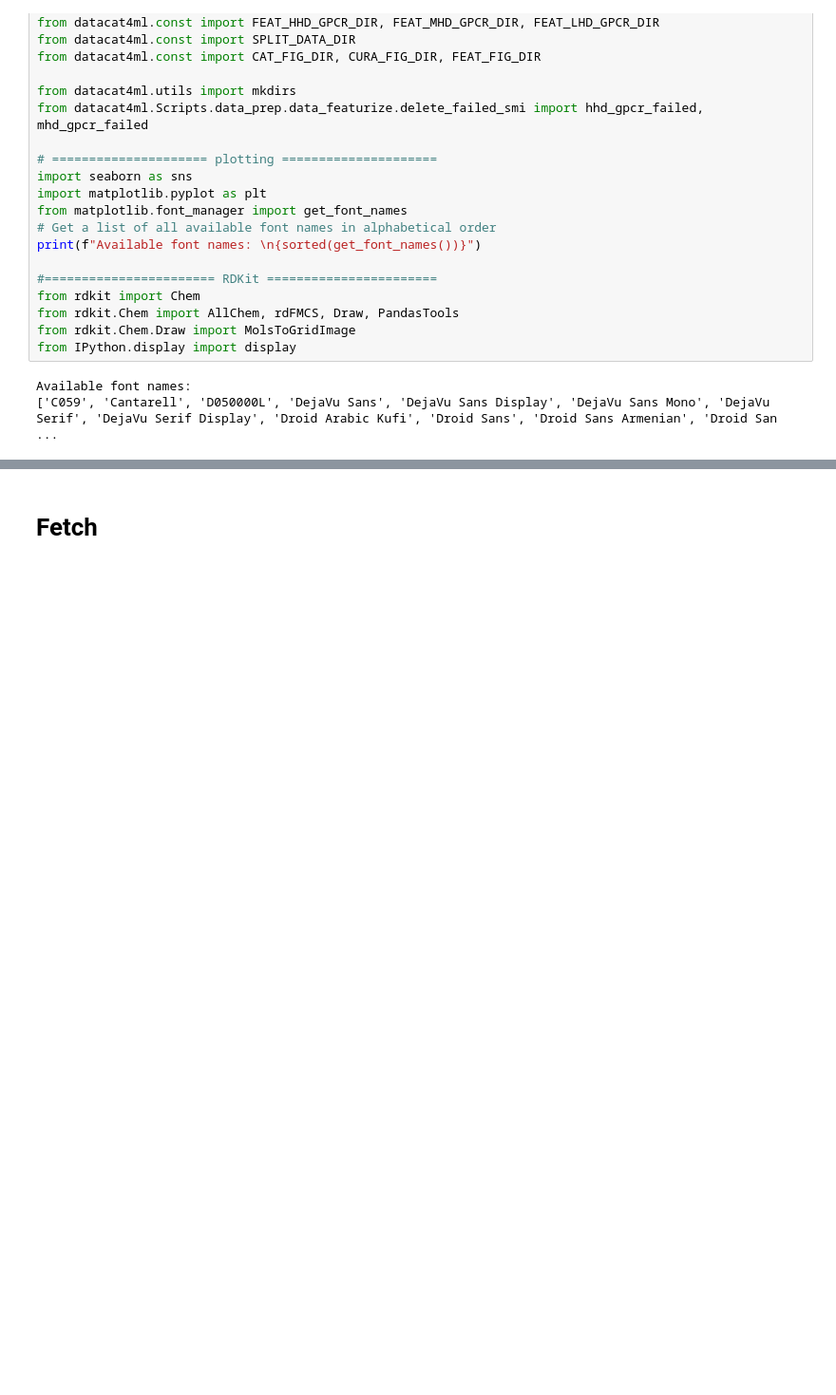
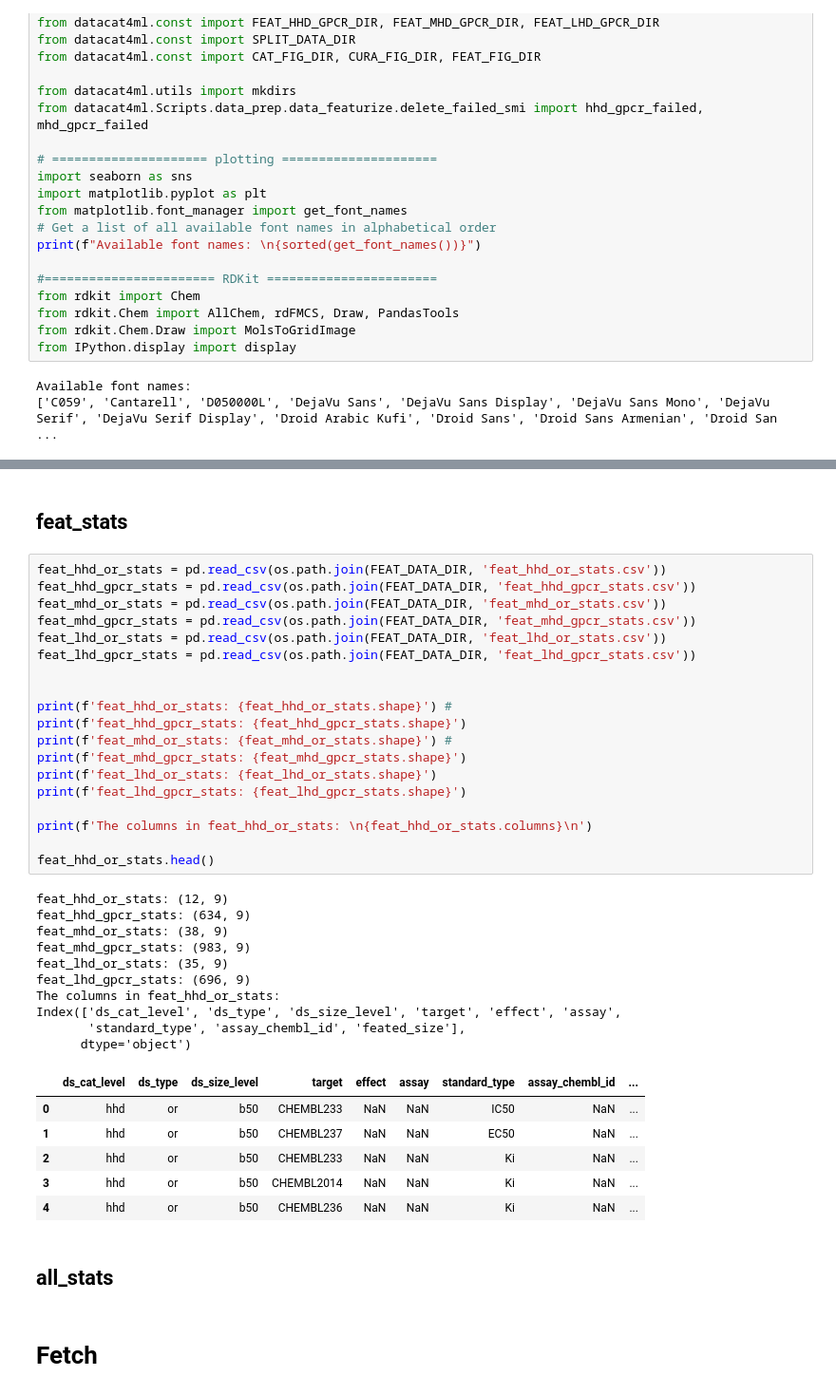
Before and after one commit to xixichennn/datacat4ml, a Jupyter notebook: datacat4ml/Scripts/data_prep/data_prep_viz.ipynb, the cells around one changed output, grey strips where cells are left out. Shown at 95% size. Drawn from its saved outputs; the diff is of its cells as text; blank space fills up the shorter version.

```diff
--- a/datacat4ml/Scripts/data_prep/data_prep_viz.ipynb
+++ b/datacat4ml/Scripts/data_prep/data_prep_viz.ipynb
@@ -32,3 +112,43 @@ Available font names:
+# %% [markdown]
+## feat_stats
+# %%
+feat_hhd_or_stats = pd.read_csv(os.path.join(FEAT_DATA_DIR, 'feat_hhd_or_stats.csv'))
+feat_hhd_gpcr_stats = pd.read_csv(os.path.join(FEAT_DATA_DIR, 'feat_hhd_gpcr_stats.csv'))
+feat_mhd_or_stats = pd.read_csv(os.path.join(FEAT_DATA_DIR, 'feat_mhd_or_stats.csv'))
+feat_mhd_gpcr_stats = pd.read_csv(os.path.join(FEAT_DATA_DIR, 'feat_mhd_gpcr_stats.csv'))
+feat_lhd_or_stats = pd.read_csv(os.path.join(FEAT_DATA_DIR, 'feat_lhd_or_stats.csv'))
+feat_lhd_gpcr_stats = pd.read_csv(os.path.join(FEAT_DATA_DIR, 'feat_lhd_gpcr_stats.csv'))
+
+
+print(f'feat_hhd_or_stats: {feat_hhd_or_stats.shape}') #
+print(f'feat_hhd_gpcr_stats: {feat_hhd_gpcr_stats.shape}')
+print(f'feat_mhd_or_stats: {feat_mhd_or_stats.shape}') #
+print(f'feat_mhd_gpcr_stats: {feat_mhd_gpcr_stats.shape}')
+print(f'feat_lhd_or_stats: {feat_lhd_or_stats.shape}')
+print(f'feat_lhd_gpcr_stats: {feat_lhd_gpcr_stats.shape}')
+
+print(f'The columns in feat_hhd_or_stats: \n{feat_hhd_or_stats.columns}\n')
+
+feat_hhd_or_stats.head()
+# %% [output]
+feat_hhd_or_stats: (12, 9)
+feat_hhd_gpcr_stats: (634, 9)
+feat_mhd_or_stats: (38, 9)
+feat_mhd_gpcr_stats: (983, 9)
+feat_lhd_or_stats: (35, 9)
+feat_lhd_gpcr_stats: (696, 9)
+The columns in feat_hhd_or_stats:
+Index(['ds_cat_level', 'ds_type', 'ds_size_level', 'target', 'effect', 'assay',
+       'standard_type', 'assay_chembl_id', 'feated_size'],
+      dtype='object')
+|  | ds_cat_level | ds_type | ds_size_level | target | effect | assay | standard_type | assay_chembl_id | ... |
+| 0 | hhd | or | b50 | CHEMBL233 | NaN | NaN | IC50 | NaN | ... |
+| 1 | hhd | or | b50 | CHEMBL237 | NaN | NaN | EC50 | NaN | ... |
+| 2 | hhd | or | b50 | CHEMBL233 | NaN | NaN | Ki | NaN | ... |
+| 3 | hhd | or | b50 | CHEMBL2014 | NaN | NaN | Ki | NaN | ... |
+| 4 | hhd | or | b50 | CHEMBL236 | NaN | NaN | Ki | NaN | ... |
+# %% [markdown]
+## all_stats
 # %% [markdown]
 # Fetch
 # %%
```
Also changed, not shown: parts of 24 cells of this notebook, 12 other files.
